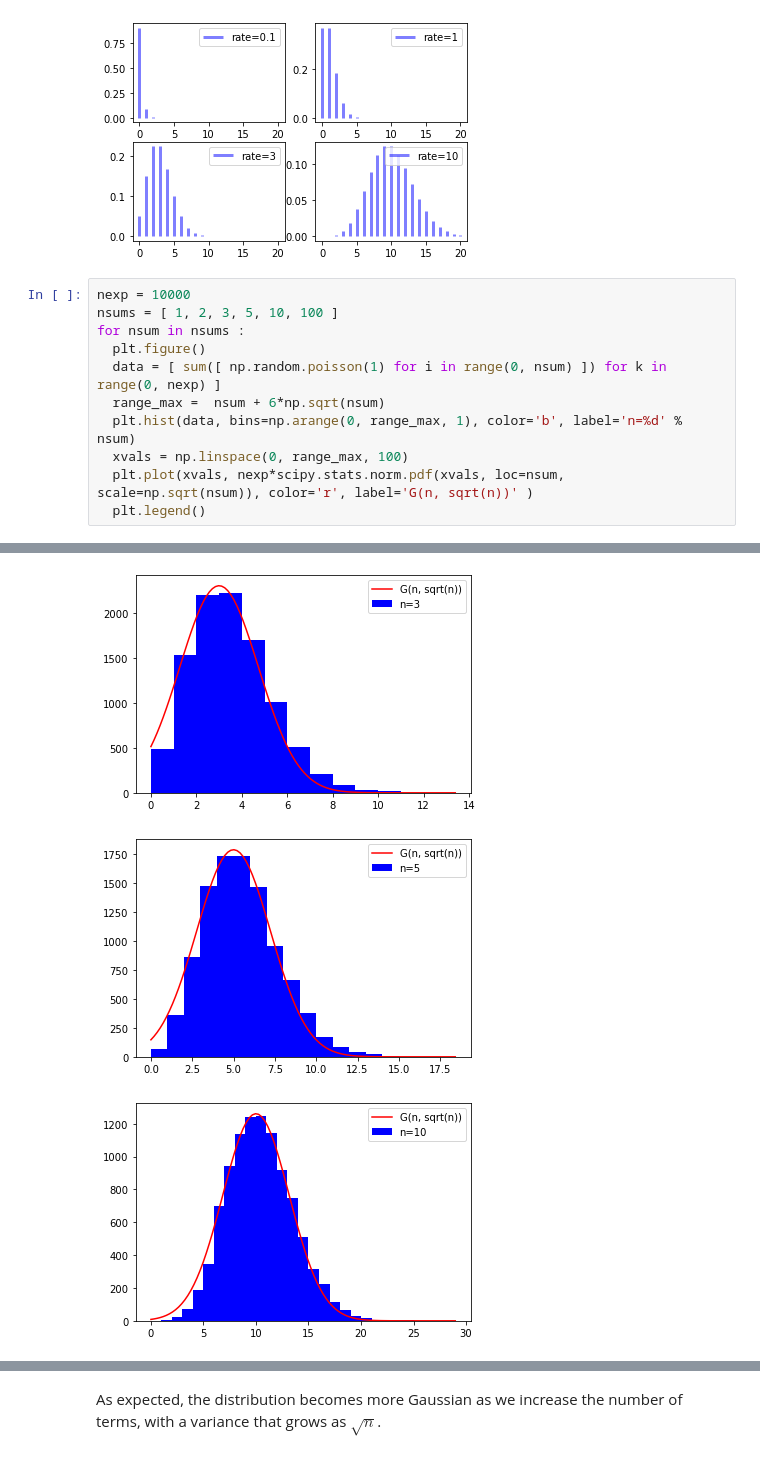
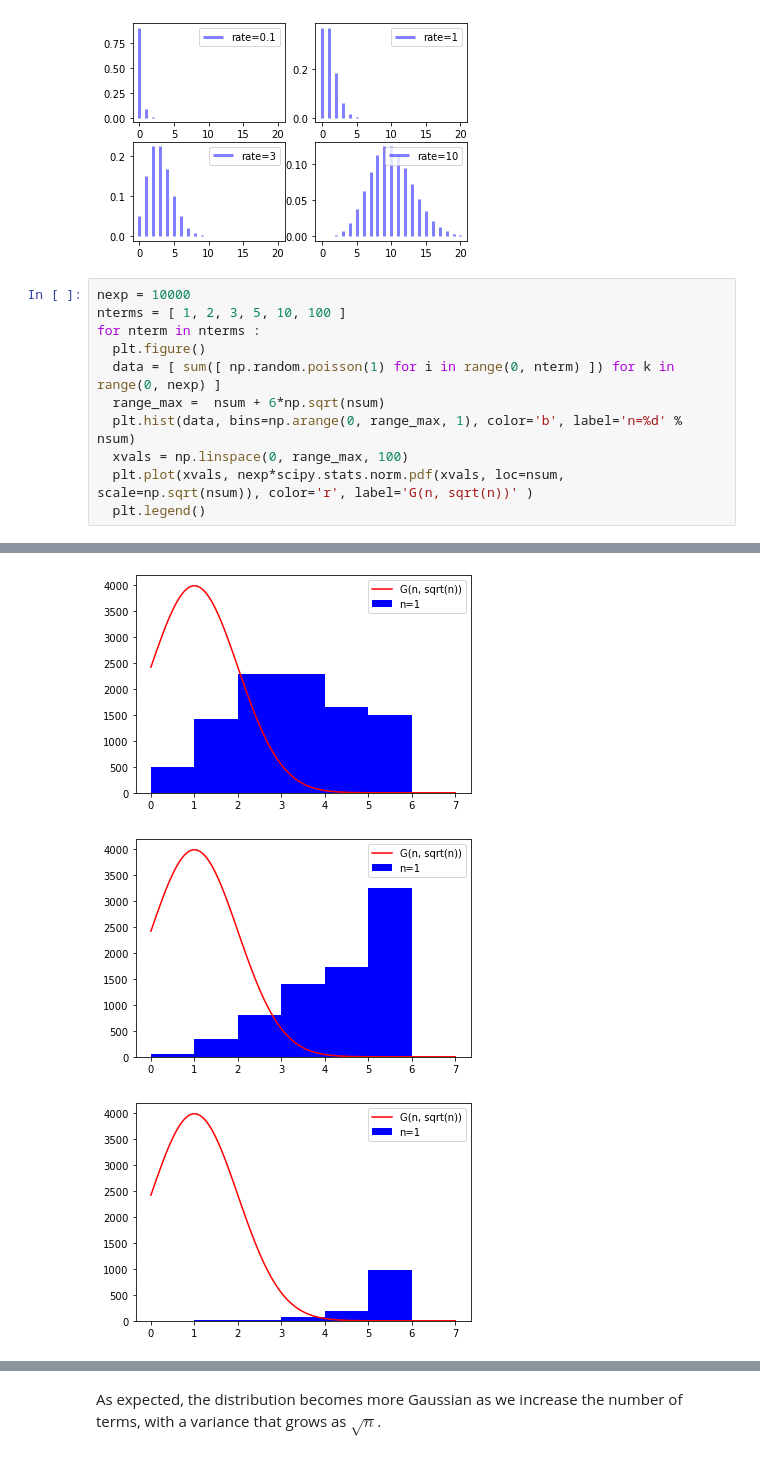
Before and after one commit to fastprof-hep/stats-tutorial, a Jupyter notebook: lecture1_solutions.ipynb, the cells around one changed output, grey strips where cells are left out. Drawn from its saved outputs; the diff is of its cells as text.

```diff
--- a/lecture1_solutions.ipynb
+++ b/lecture1_solutions.ipynb
@@ -178,10 +178,10 @@ pd.DataFrame(np.array([ rates, means, variances]).T, columns=[ 'Rate', 'Mean', '
 [figure]
 # %%
 nexp = 10000
-nsums = [ 1, 2, 3, 5, 10, 100 ]
-for nsum in nsums :
+nterms = [ 1, 2, 3, 5, 10, 100 ]
+for nterm in nterms :
   plt.figure()
-  data = [ sum([ np.random.poisson(1) for i in range(0, nsum) ]) for k in range(0, nexp) ]
+  data = [ sum([ np.random.poisson(1) for i in range(0, nterm) ]) for k in range(0, nexp) ]
   range_max =  nsum + 6*np.sqrt(nsum)
   plt.hist(data, bins=np.arange(0, range_max, 1), color='b', label='n=%d' % nsum)
   xvals = np.linspace(0, range_max, 100)
@@ -193,3 +193,3 @@ for nsum in nsums :
-[figure, old version]
+[figure, new version]
-[figure, old version]
+[figure, new version]
-[figure, old version]
+[figure, new version]
```
Also changed, not shown: parts of 8 cells of this notebook, 1 other file.
